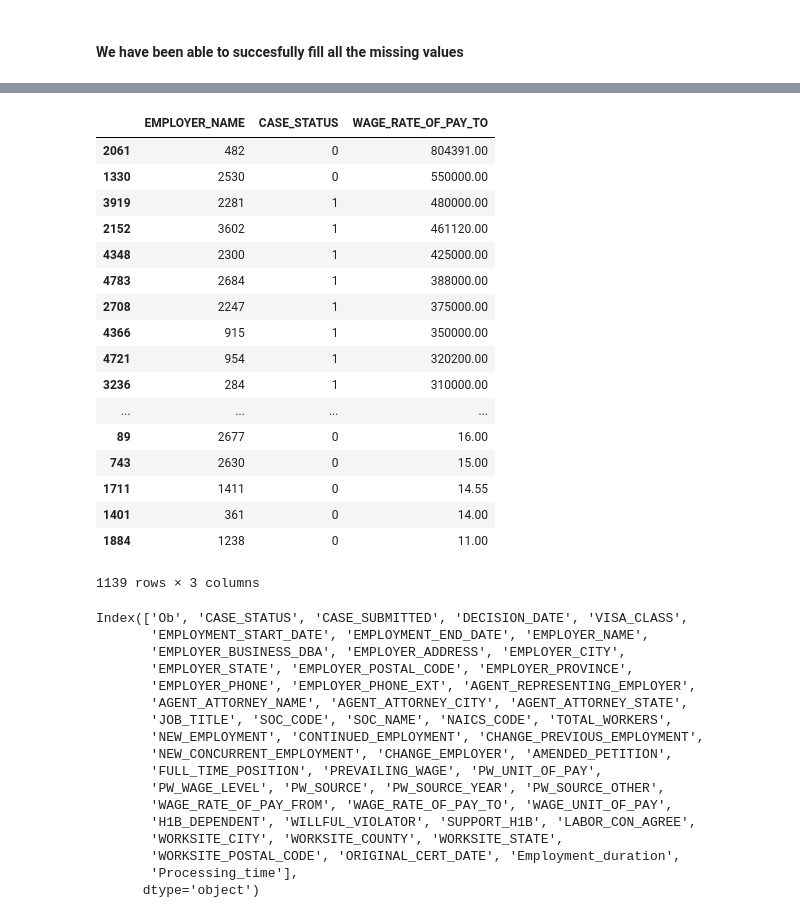
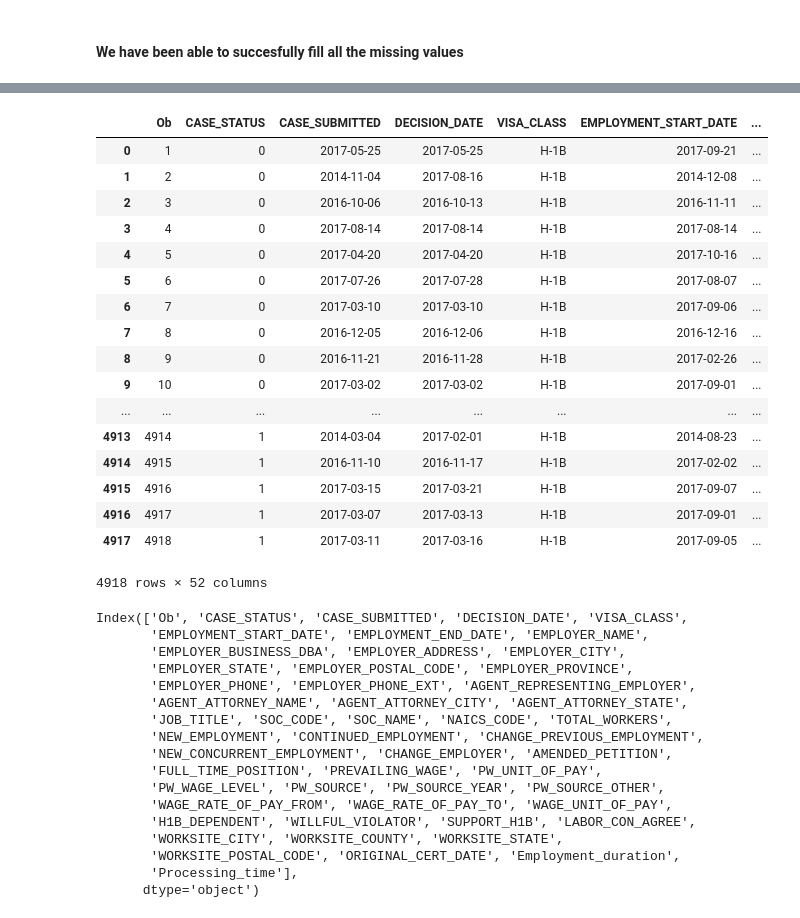
Before and after one commit to amitbhsingh/H1B_VISA, a Jupyter notebook: h1.ipynb, the cells around one changed output, grey strips where cells are left out. Saved outputs shown, nothing was run; the diff lists cells and outputs as text; code cells hidden in the pictures.

```diff
--- a/h1.ipynb
+++ b/h1.ipynb
@@ -648,5 +622,26 @@ memory usage: 1.9+ MB
 # %%
 train['SUPPORT_H1B'] = train['SUPPORT_H1B'].astype('category')
+# %%
+train
+# %% [output]
+|  | Ob | CASE_STATUS | CASE_SUBMITTED | DECISION_DATE | VISA_CLASS | EMPLOYMENT_START_DATE | ... |
+| 0 | 1 | 0 | 2017-05-25 | 2017-05-25 | H-1B | 2017-09-21 | ... |
+| 1 | 2 | 0 | 2014-11-04 | 2017-08-16 | H-1B | 2014-12-08 | ... |
+| 2 | 3 | 0 | 2016-10-06 | 2016-10-13 | H-1B | 2016-11-11 | ... |
+| 3 | 4 | 0 | 2017-08-14 | 2017-08-14 | H-1B | 2017-08-14 | ... |
+| 4 | 5 | 0 | 2017-04-20 | 2017-04-20 | H-1B | 2017-10-16 | ... |
+| 5 | 6 | 0 | 2017-07-26 | 2017-07-28 | H-1B | 2017-08-07 | ... |
+| 6 | 7 | 0 | 2017-03-10 | 2017-03-10 | H-1B | 2017-09-06 | ... |
+| 7 | 8 | 0 | 2016-12-05 | 2016-12-06 | H-1B | 2016-12-16 | ... |
+| 8 | 9 | 0 | 2016-11-21 | 2016-11-28 | H-1B | 2017-02-26 | ... |
+| 9 | 10 | 0 | 2017-03-02 | 2017-03-02 | H-1B | 2017-09-01 | ... |
+| ... | ... | ... | ... | ... | ... | ... | ... |
+| 4913 | 4914 | 1 | 2014-03-04 | 2017-02-01 | H-1B | 2014-08-23 | ... |
+| 4914 | 4915 | 1 | 2016-11-10 | 2016-11-17 | H-1B | 2017-02-02 | ... |
+| 4915 | 4916 | 1 | 2017-03-15 | 2017-03-21 | H-1B | 2017-09-07 | ... |
+| 4916 | 4917 | 1 | 2017-03-07 | 2017-03-13 | H-1B | 2017-09-01 | ... |
+| 4917 | 4918 | 1 | 2017-03-11 | 2017-03-16 | H-1B | 2017-09-05 | ... |
+4918 rows × 52 columns
 # %%
 cat_columns = train.select_dtypes(['object']).columns
 
@@ -655,28 +650,6 @@ for col in cat_columns:
     lbl.fit(list(train[col].values.astype('str')) + list(test[col].values.astype('str')))
     train[col] = lbl.transform(list(train[col].values.astype('str')))
     test[col] = lbl.transform(list(test[col].values.astype('str')))
-# %%
-wagerate = train.loc[train['WAGE_RATE_OF_PAY_TO'] >0 , ['EMPLOYER_NAME','CASE_STATUS','WAGE_RATE_OF_PAY_TO']]
-wagerate.sort_values(by='WAGE_RATE_OF_PAY_TO',ascending=False)
-# %% [output]
-|  | EMPLOYER_NAME | CASE_STATUS | WAGE_RATE_OF_PAY_TO |
-| 2061 | 482 | 0 | 804391.00 |
-| 1330 | 2530 | 0 | 550000.00 |
-| 3919 | 2281 | 1 | 480000.00 |
-| 2152 | 3602 | 1 | 461120.00 |
-| 4348 | 2300 | 1 | 425000.00 |
-| 4783 | 2684 | 1 | 388000.00 |
-| 2708 | 2247 | 1 | 375000.00 |
-| 4366 | 915 | 1 | 350000.00 |
-| 4721 | 954 | 1 | 320200.00 |
-| 3236 | 284 | 1 | 310000.00 |
-| ... | ... | ... | ... |
-| 89 | 2677 | 0 | 16.00 |
-| 743 | 2630 | 0 | 15.00 |
-| 1711 | 1411 | 0 | 14.55 |
-| 1401 | 361 | 0 | 14.00 |
-| 1884 | 1238 | 0 | 11.00 |
-1139 rows × 3 columns
 # %%
 train.columns
 # %% [output]
```
Also changed, not shown: parts of 11 cells of this notebook.
